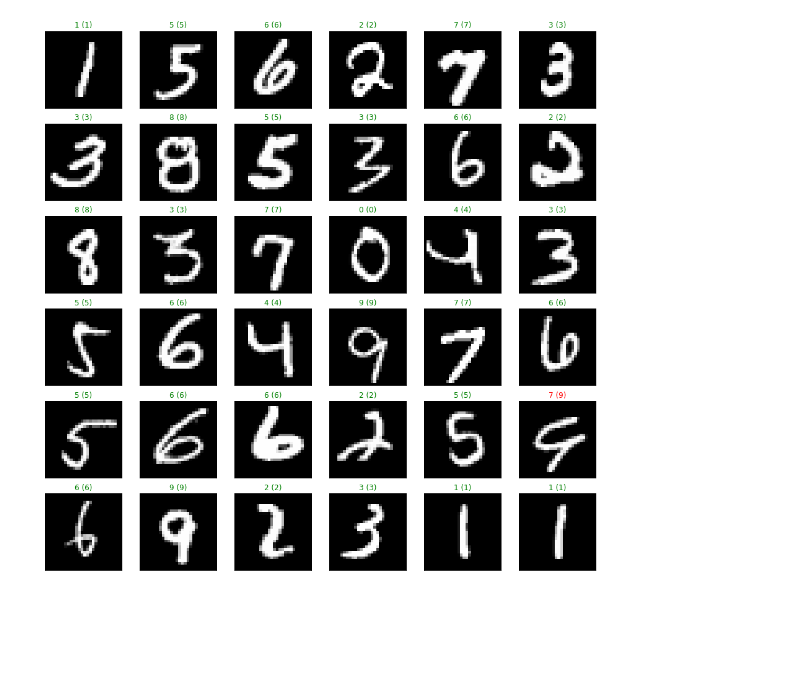
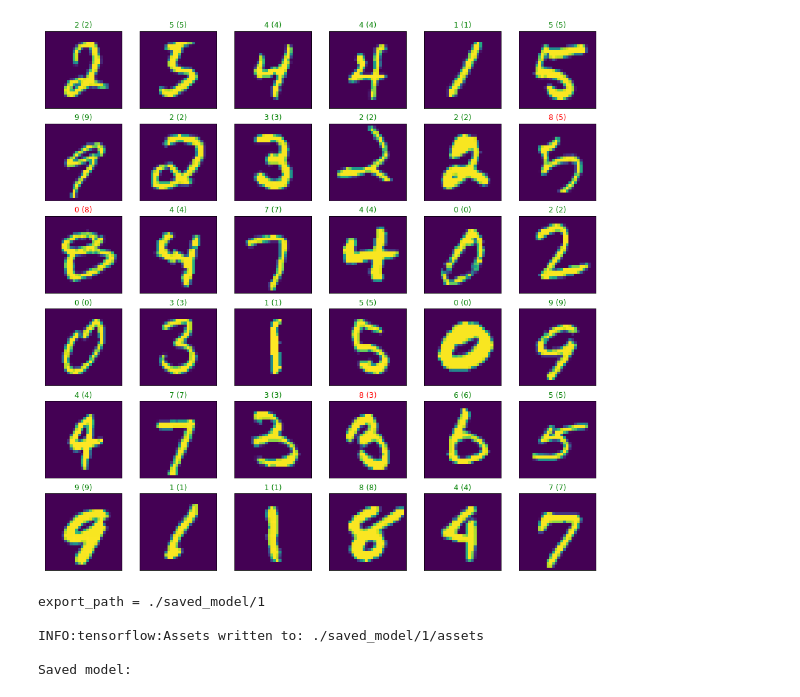
Before and after one commit to face22/lecture, a Jupyter notebook: mnist_mlp.ipynb, the cells around one changed output. Cells and saved outputs as stored; diff of their text form; code cells hidden in the pictures; blank space fills up the shorter version.

```diff
--- a/mnist_mlp.ipynb
+++ b/mnist_mlp.ipynb
@@ -181,0 +65,15 @@ Test set: Average loss: 0.4289, Accuracy: 9520/10000 (95%)
+# %%
+# MLP 모델 설계하기
+
+model = keras.Sequential([
+  keras.layers.Flatten(input_shape=(28,28)),
+  keras.layers.Dense(400, activation='relu'),
+  keras.layers.Dense(100, activation='relu'),
+  keras.layers.Dense(10, activation='softmax')
+])
+
+# 모델 프로파일
+model.summary()
+
+# 학습 기준 확정
+model.compile(optimizer='adam', loss='sparse_categorical_crossentropy', metrics=['accuracy'])
@@ -181,0 +97,8 @@ Test set: Average loss: 0.4289, Accuracy: 9520/10000 (95%)
+# %%
+
+# 학습 반복회수 설정
+epochs = 5
+num_batch = 128
+
+# 학습 모델 학습
+model.fit(train_images, train_labels, epochs=epochs, batch_size=num_batch)
@@ -182,21 +125,43 @@ Test set: Average loss: 0.4289, Accuracy: 9520/10000 (95%)
 # %%
-# obtain one batch of test images
-dataiter = iter(test_loader)
-images, labels = dataiter.next()
 
-# get sample outputs
-output = model(images)
-# convert output probabilities to predicted class
-_, preds = torch.max(output, 1)
-# prep images for display
-images = images.numpy()
+# 예측 결과 확인해 보기
 
-# plot the images in the batch, along with predicted and true labels
 fig = plt.figure(figsize=(16, 16))
 for idx in np.arange(36):
+    id = np.random.randint(10000)
+    image = np.expand_dims(test_images[id], axis=0)
+    preds = np.argmax(model.predict(image))
     ax = fig.add_subplot(6, 6, idx+1, xticks=[], yticks=[])
-    ax.imshow(np.squeeze(images[idx]), cmap='gray')
-    ax.set_title("{} ({})".format(str(preds[idx].item()), str(labels[idx].item())),
-                 color=("green" if preds[idx]==labels[idx] else "red"))
+    ax.imshow(np.squeeze(image))#, cmap='gray')
+    ax.set_title("{} ({})".format(class_names[preds], class_names[test_labels[id]]),
+                 color=("green" if preds == test_labels[id] else "red"))
 # %% [output]
-[figure, old version]
+[figure, new version]
+# %%
+
+# 학습모델 서빙 모델로 저장
+import os
+
+SAVED_MODEL_PATH = './saved_model'
+MODEL_DIR = SAVED_MODEL_PATH
+
+version = 1
+export_path = os.path.join(MODEL_DIR, str(version))
+print('export_path = {}\n'.format(export_path))
+
+tf.keras.models.save_model(
+  model,
+  export_path,
+  overwrite=True,
+  include_optimizer=True,
+  save_format=None,
+  signatures=None,
+  options=None
+)
+print('\nSaved model:')
+# %% [output]
+export_path = ./saved_model/1
+
+INFO:tensorflow:Assets written to: ./saved_model/1/assets
+
+Saved model:
```
Also changed, not shown: parts of 13 cells of this notebook.
